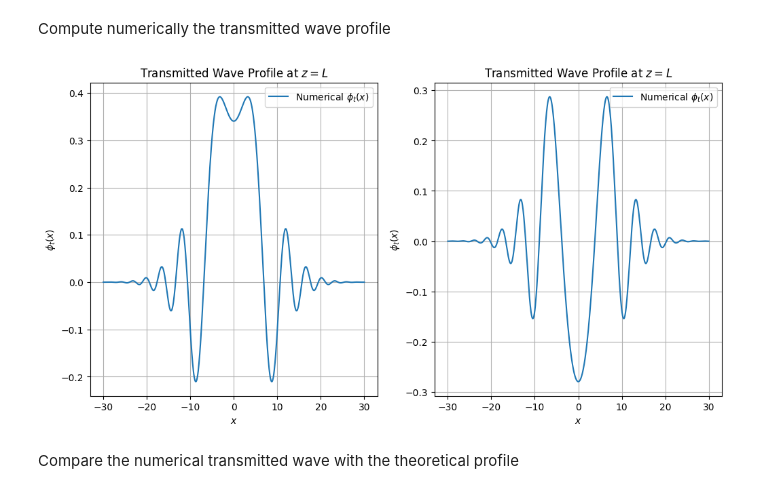
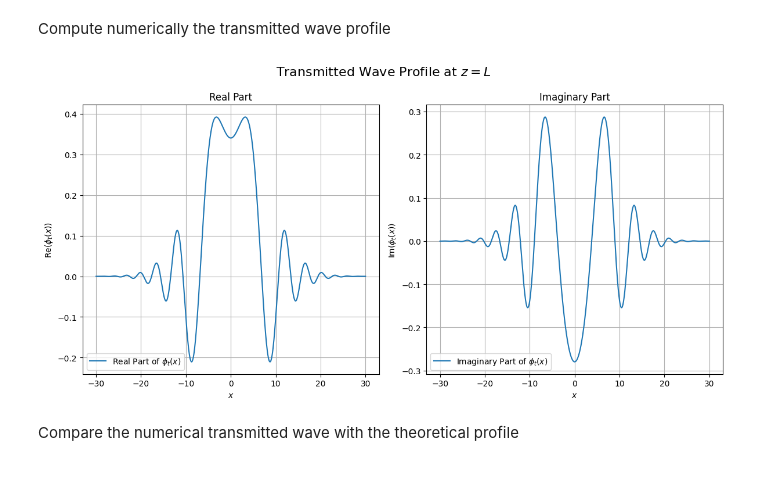
Before and after one commit to cyrielletheobald/mva_inverse_problems, a Jupyter notebook: time_reversal.ipynb, the cells around one changed output. Saved outputs shown, nothing was run; the diff lists cells and outputs as text; code cells hidden in the pictures.

```diff
--- a/time_reversal.ipynb
+++ b/time_reversal.ipynb
@@ -50,23 +50,27 @@ for zi in z:
 phi_t = phi # At z = L
 # %%
 fig, axs = plt.subplots(1, 2, figsize=(12, 6))
+fig.suptitle("Transmitted Wave Profile at $z = L$", fontsize=16)
 
 # Transmitted Wave Profile (Real Part)
-axs[0].plot(x, np.real(phi_t), label=r"Numerical $\phi_t(x)$")
+axs[0].plot(x, np.real(phi_t), label=r"Real Part of $\phi_t(x)$")
 axs[0].set_xlabel("$x$")
-axs[0].set_ylabel(r"$\phi_t(x)$")
-axs[0].set_title("Transmitted Wave Profile at $z = L$")
-axs[0].legend()
+axs[0].set_ylabel(r"$\operatorname{Re}(\phi_t(x))$")
+axs[0].set_title("Real Part")
+axs[0].legend(loc="lower left")
 axs[0].grid(True)
 
 # Imaginary part
-axs[1].plot(x, np.imag(phi_t), label=r"Numerical $\phi_t(x)$")
+axs[1].plot(x, np.imag(phi_t), label=r"Imaginary Part of $\phi_t(x)$")
 axs[1].set_xlabel("$x$")
-axs[1].set_ylabel(r"$\phi_t(x)$")
-axs[1].set_title("Transmitted Wave Profile at $z = L$")
-axs[1].legend()
+axs[1].set_ylabel(r"$\operatorname{Im}(\phi_t(x))$")
+axs[1].set_title("Imaginary Part")
+axs[1].legend(loc="lower left")
 axs[1].grid(True)
+
+plt.tight_layout(rect=[0, 0, 1, 0.99])
+plt.show()
 # %% [output]
-[figure, old version]
+[figure, new version]
 # %% [markdown]
 Compare the numerical transmitted wave with the theoretical profile
```
Also changed, not shown: parts of 7 cells of this notebook.
